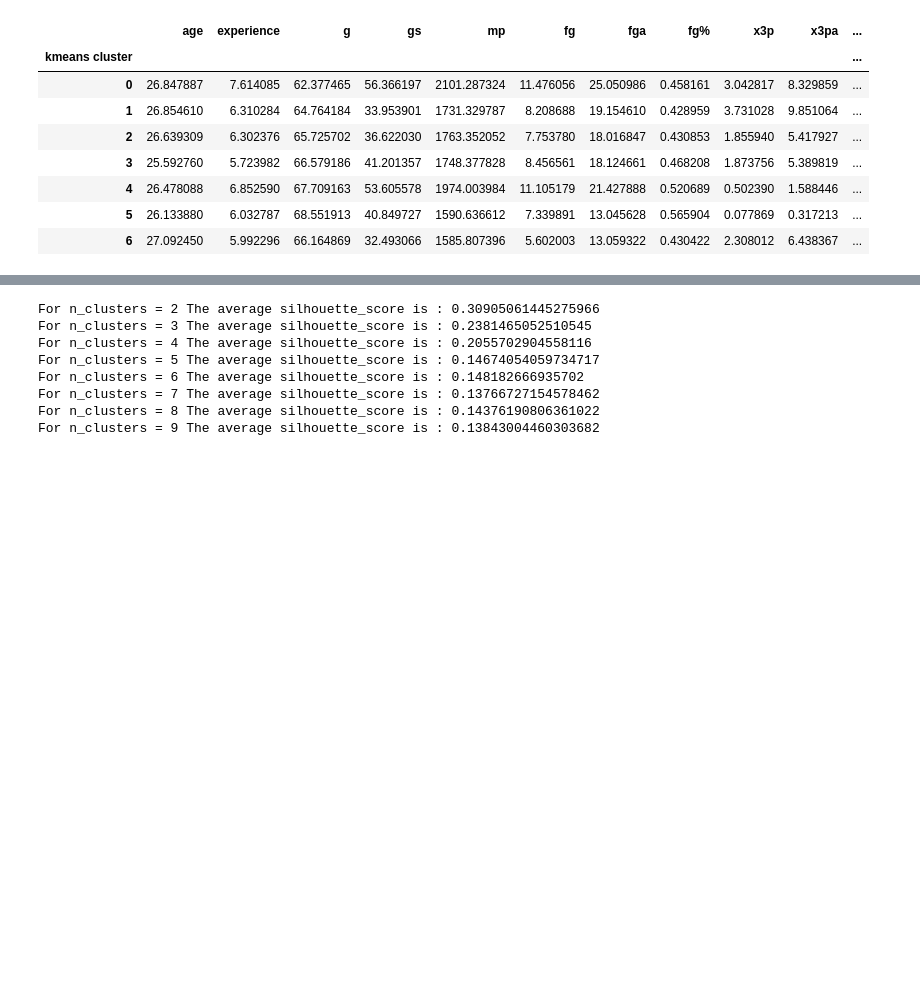
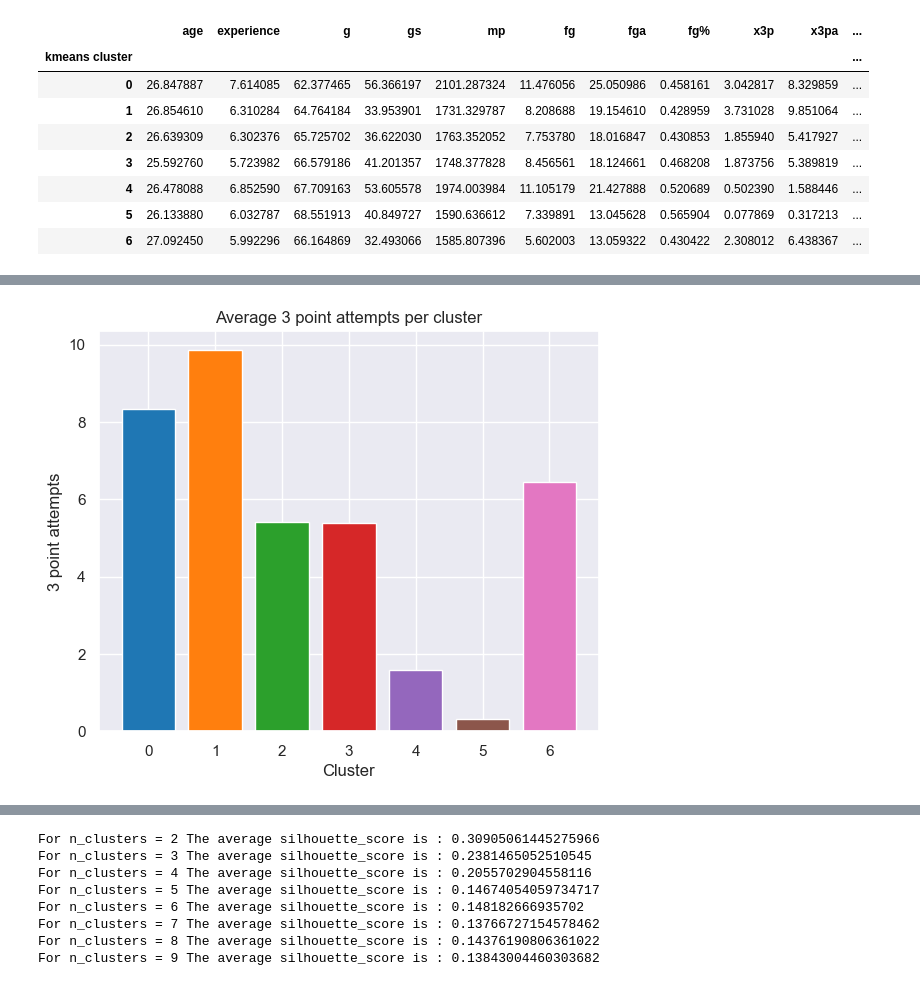
Before and after one commit to AlfonsoGhislieri/nba-machine-learning, a Jupyter notebook: getting_cleaning_data.ipynb, the cells around one changed output, grey strips where cells are left out. Saved outputs shown, nothing was run; the diff lists cells and outputs as text; code cells hidden in the pictures; blank space fills up the shorter version.

```diff
--- a/getting_cleaning_data.ipynb
+++ b/getting_cleaning_data.ipynb
@@ -706,0 +731,14 @@ df_cluster_means_gmm
+# %%
+fig = plt.figure(figsize=(5, 4))
+ax = fig.add_axes([1,1,1,1])
+
+# getting 3 point attemps for each cluster
+three_point_attemps = df_cluster_grouped_kmeans['x3pa']
+
+ax.bar(clusters,three_point_attemps, color=cluster_colors)
+ax.set_title('Average 3 point attempts per cluster')
+ax.set_xlabel('Cluster')
+ax.set_ylabel('3 point attempts')
+plt.show()
+# %% [output]
+[figure, added]
```
Also changed, not shown: parts of 14 cells of this notebook.
